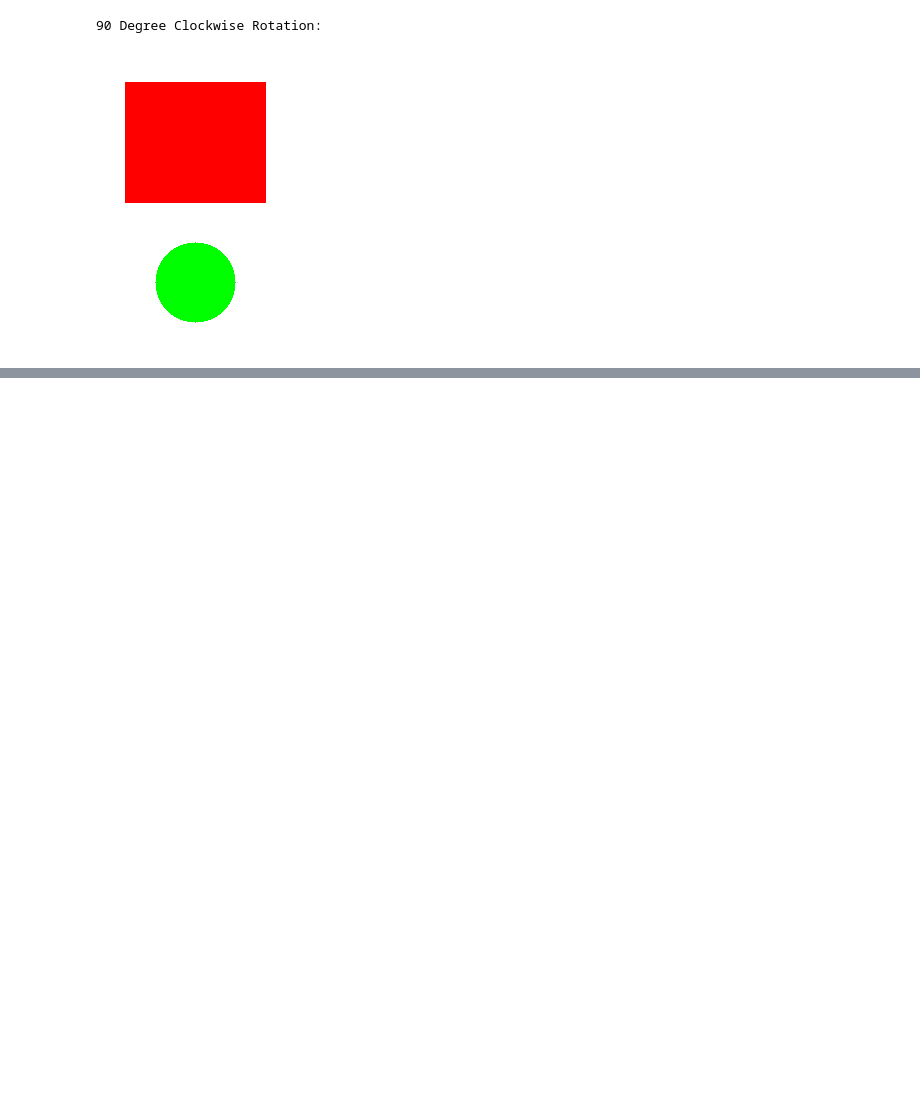
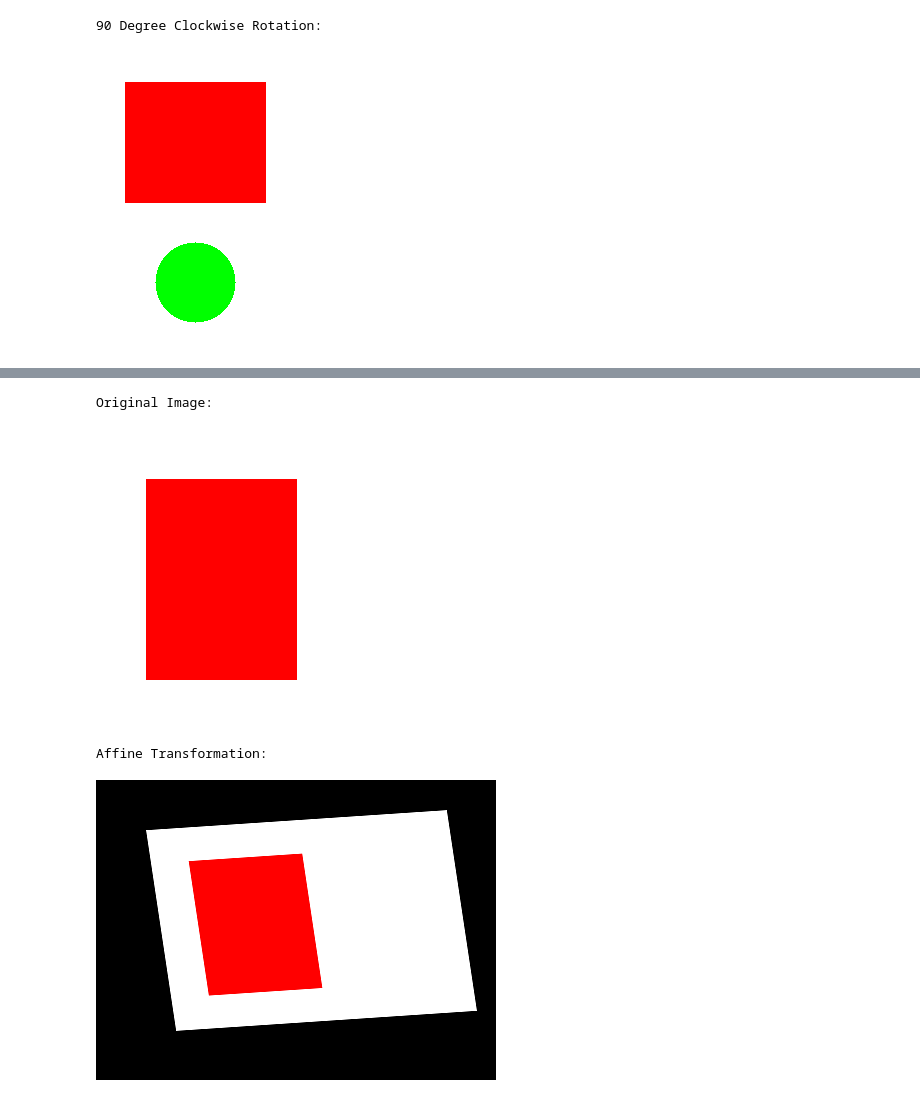
Before and after one commit to Sravanthi-G919/ITA0515--Computer-vision, a Jupyter notebook: Computer_Vision_Lab.ipynb, the cells around one changed output, grey strips where cells are left out. Saved outputs shown, nothing was run; the diff lists cells and outputs as text; code cells hidden in the pictures; blank space fills up the shorter version.

```diff
--- a/Computer_Vision_Lab.ipynb
+++ b/Computer_Vision_Lab.ipynb
@@ -232,0 +273,25 @@ Original Image:
+# %%
+import cv2
+import numpy as np
+from google.colab.patches import cv2_imshow
+
+img = np.zeros((300, 400, 3), dtype=np.uint8)
+img[:] = (255, 255, 255)
+cv2.rectangle(img, (50, 50), (200, 250), (0, 0, 255), -1)
+
+rows, cols = img.shape[:2]
+src = np.float32([[0, 0], [cols-1, 0], [0, rows-1]])
+dst = np.float32([[50, 50], [cols-50, 30], [80, rows-50]])
+
+matrix = cv2.getAffineTransform(src, dst)
+result = cv2.warpAffine(img, matrix, (cols, rows))
+
+print("Original Image:")
+cv2_imshow(img)
+print("Affine Transformation:")
+cv2_imshow(result)
+# %% [output]
+Original Image:
+[figure, added]
+Affine Transformation:
+[figure, added]
```
Also changed, not shown: parts of 9 cells of this notebook.
